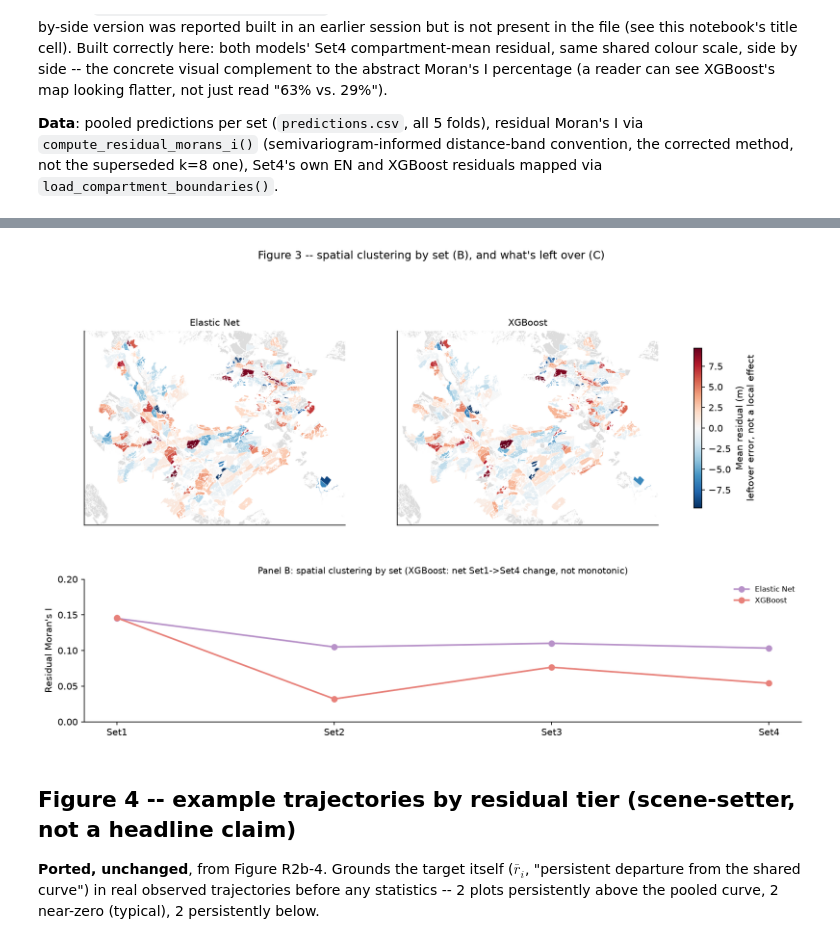
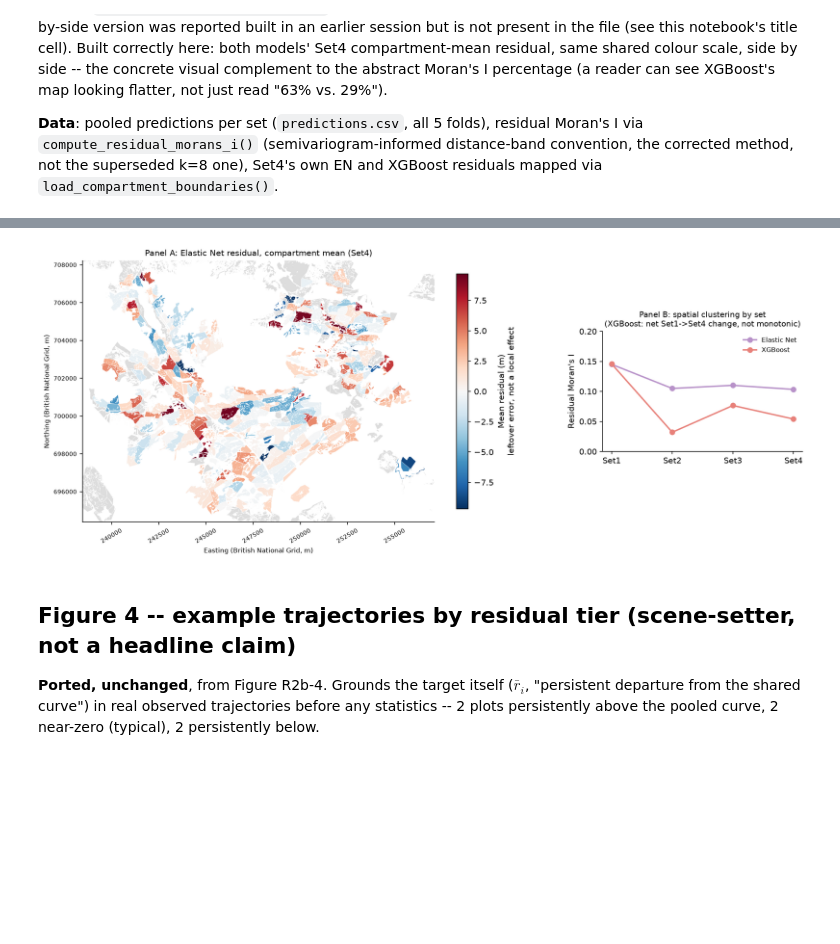
Before and after one commit to shreeyagorasia/forest_diss, a Jupyter notebook: notebooks/results_q1/results_figures_q1_final.ipynb, the cells around one changed output, grey strips where cells are left out. Cells and saved outputs as stored; diff of their text form; code cells hidden in the pictures; blank space fills up the shorter version.

Commit message:
moved around figures and edits to create figures

```diff
--- a/notebooks/results_q1/results_figures_q1_final.ipynb
+++ b/notebooks/results_q1/results_figures_q1_final.ipynb
@@ -65,7 +65,7 @@ from notebooks.results_figures_style import (
 
 apply_rcparams()
 
-FIGURES_DIR = project_root / "figures" / "fig_results"
+FIGURES_DIR = project_root / "figures" / "fig_results" / "q1"
 FIGURES_DIR.mkdir(parents=True, exist_ok=True)
 
 N_FOLDS = 5
@@ -376,6 +418,8 @@ coordinates = load_plot_coordinates()
 
 panel_b_rows = []
 set4_pooled_with_xy = None
+set4_en_range_m = None  # captured below, 2026-08-24 -- Set4 EN's own semivariogram range, for
+                          # the map annotation (the map only shows Set4 EN, not all sets/methods)
 for set_label, run_name in SET_RUN_NAMES.items():
     frames = []
     for fold in range(N_FOLDS):
@@ -395,5 +439,6 @@ for set_label, run_name in SET_RUN_NAMES.items():
 
     if set_label == "Set4":
         set4_pooled_with_xy = pooled
+        set4_en_range_m = en_range_m
 
 panel_b_data = pd.DataFrame(panel_b_rows)
@@ -413,60 +445,64 @@ Set4: EN Moran's I=0.103 (p=0.001), XGB Moran's I=0.054 (p=0.001)
 # %%
-fig = plt.figure(figsize=(14, 8))
-gs = fig.add_gridspec(2, 2, height_ratios=[1.6, 1])
-ax_b = fig.add_subplot(gs[1, :])
+# UPDATED 2026-08-24 (4th pass): map made bigger (WIDTH_RATIOS 1.4:1 -> 2.2:1, figsize widened),
+# Panel B made deliberately SHORTER than the map now (was matched to the map's height in the
+# previous pass) -- panel_b_box_aspect is now a fixed, smaller value instead of being derived
+# from the map's own aspect ratio.
+WIDTH_RATIOS = [2.2, 1]  # map : Panel B
+PANEL_B_BOX_ASPECT = 0.6  # fixed, deliberately shorter than the map -- not matched to it anymore
+fig = plt.figure(figsize=(16, 7))
+gs = fig.add_gridspec(1, 2, width_ratios=WIDTH_RATIOS, wspace=0.25)
 ax_c_en = fig.add_subplot(gs[0, 0])
-ax_c_xgb = fig.add_subplot(gs[0, 1])
+ax_b = fig.add_subplot(gs[0, 1])
 
-# --- Panel B: Moran's I by set ---
+# --- Panel A (map): Set4 Elastic Net residual, compartment mean -- the one map discussed by
+# name in the main text. ---
+en_compartment_mean = set4_pooled_with_xy.groupby("cpmt")["en_residual"].mean().reset_index()
+boundaries = load_compartment_boundaries()
+en_mapped = boundaries.merge(en_compartment_mean, on="cpmt", how="left")
+
+shared_vmax = en_mapped["en_residual"].abs().quantile(0.98)
+norm = mpl.colors.TwoSlopeNorm(vcenter=0, vmin=-shared_vmax, vmax=shared_vmax)
+
+data_bounds = boundaries[boundaries["cpmt"].isin(en_compartment_mean["cpmt"])].total_bounds
+x_margin = (data_bounds[2] - data_bounds[0]) * 0.03
+y_margin = (data_bounds[3] - data_bounds[1]) * 0.03
+# Real geographic height/width ratio (fixed by the data, can't be changed) -- this is what
+# set_box_aspect uses to size the map's axes BOX (not just its data view) to the true shape.
+map_box_aspect = (data_bounds[3] - data_bounds[1] + 2 * y_margin) / (data_bounds[2] - data_bounds[0] + 2 * x_margin)
+
+en_mapped.plot(column="en_residual", cmap=DIVERGING_CMAP, norm=norm, ax=ax_c_en,
+               edgecolor="white", linewidth=0.2, missing_kwds={"color": "#DDDDDD"})
+ax_c_en.set_title("Panel A: Elastic Net residual, compartment mean (Set4)", fontsize=10)
+ax_c_en.set_box_aspect(map_box_aspect)
+ax_c_en.set_xlim(data_bounds[0] - x_margin, data_bounds[2] + x_margin)
+ax_c_en.set_ylim(data_bounds[1] - y_margin, data_bounds[3] + y_margin)
+# Coordinate axis restored, 2026-08-24 (was blank) -- real Easting/Northing, same convention as
+# the reference maps elsewhere in this project.
+ax_c_en.set_xlabel("Easting (British National Grid, m)", fontsize=8)
+ax_c_en.set_ylabel("Northing (British National Grid, m)", fontsize=8)
+ax_c_en.tick_params(labelsize=7)
+ax_c_en.ticklabel_format(style="plain")
+for label in ax_c_en.get_xticklabels():
+    label.set_rotation(30)
+
+sm = plt.cm.ScalarMappable(cmap=DIVERGING_CMAP, norm=norm)
+fig.colorbar(sm, ax=ax_c_en, shrink=0.75, label="Mean residual (m)\nleftover error, not a local effect")
+
+# --- Panel B: Moran's I by set -- deliberately shorter than the map now, fixed box_aspect. ---
 for method, color in [("Elastic Net", COLOR_EN), ("XGBoost", COLOR_XGBOOST)]:
     subset = panel_b_data[panel_b_data["method"] == method]
     ax_b.plot(subset["set"], subset["morans_i"], marker="o", color=color, label=method, linewidth=1.8)
 ax_b.set_ylim(0, 0.2)
 ax_b.set_ylabel("Residual Moran's I")
-ax_b.set_title("Panel B: spatial clustering by set (XGBoost: net Set1->Set4 change, not monotonic)", fontsize=9.5)
+ax_b.set_title("Panel B: spatial clustering by set\n(XGBoost: net Set1->Set4 change, not monotonic)", fontsize=9.5)
 ax_b.legend(fontsize=8, frameon=False)
+ax_b.set_box_aspect(PANEL_B_BOX_ASPECT)
 
-# --- Panel C: Set4 residual, compartment mean, EN and XGBoost side by side, SHARED colour scale
-# so the visual comparison (which map looks flatter) is honest, not an artifact of two
-# independently-scaled colourbars. ---
-en_compartment_mean = set4_pooled_with_xy.groupby("cpmt")["en_residual"].mean().reset_index()
-xgb_compartment_mean = set4_pooled_with_xy.groupby("cpmt")["xgb_residual"].mean().reset_index()
-boundaries = load_compartment_boundaries()
-en_mapped = boundaries.merge(en_compartment_mean, on="cpmt", how="left")
-xgb_mapped = boundaries.merge(xgb_compartment_mean, on="cpmt", how="left")
-
-# shared vmax across BOTH maps -- the 98th percentile of the larger of the two |value| ranges
-shared_vmax = max(
-    en_mapped["en_residual"].abs().quantile(0.98),
-    xgb_mapped["xgb_residual"].abs().quantile(0.98),
-)
-norm = mpl.colors.TwoSlopeNorm(vcenter=0, vmin=-shared_vmax, vmax=shared_vmax)
-
-data_bounds = boundaries[boundaries["cpmt"].isin(en_compartment_mean["cpmt"])].total_bounds
-x_margin = (data_bounds[2] - data_bounds[0]) * 0.03
-y_margin = (data_bounds[3] - data_bounds[1]) * 0.03
-
-for ax, mapped, column, title in [
-    (ax_c_en, en_mapped, "en_residual", "Elastic Net"),
-    (ax_c_xgb, xgb_mapped, "xgb_residual", "XGBoost"),
-]:
-    mapped.plot(column=column, cmap=DIVERGING_CMAP, norm=norm, ax=ax,
-                edgecolor="white", linewidth=0.2, missing_kwds={"color": "#DDDDDD"})
-    ax.set_title(title, fontsize=10)
-    ax.set_aspect("equal")
-    ax.set_xticks([]); ax.set_yticks([])
-    ax.set_xlim(data_bounds[0] - x_margin, data_bounds[2] + x_margin)
-    ax.set_ylim(data_bounds[1] - y_margin, data_bounds[3] + y_margin)
-
-sm = plt.cm.ScalarMappable(cmap=DIVERGING_CMAP, norm=norm)
-fig.colorbar(sm, ax=[ax_c_en, ax_c_xgb], shrink=0.7, label="Mean residual (m)\nleftover error, not a local effect", location="right")
-fig.suptitle("Panel C: Set4 leftover residual, compartment mean -- shared colour scale", fontsize=10, y=0.95)
-
-fig.suptitle("Figure 3 -- spatial clustering by set (B), and what's left over (C)", fontsize=12, y=1.0)
+plt.tight_layout()
 fig.savefig(FIGURES_DIR / "q1_final_fig3_spatial_clustering.png", dpi=200, bbox_inches="tight")
 plt.show()
 # %% [output]
-[figure, old version]
+[figure, new version]
 # %% [markdown]
 ## Figure 4 -- example trajectories by residual tier (scene-setter, not a headline claim)
 
```
Also changed, not shown: parts of 5 cells of this notebook, 24 other files.
